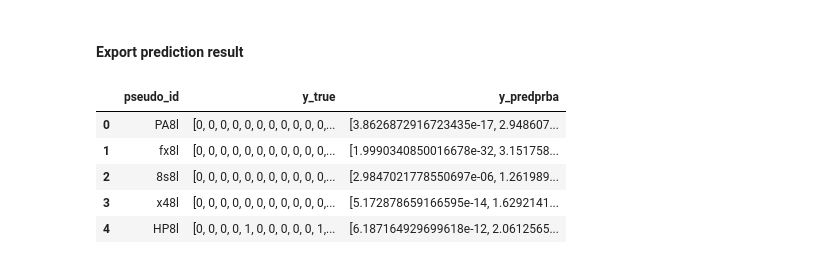
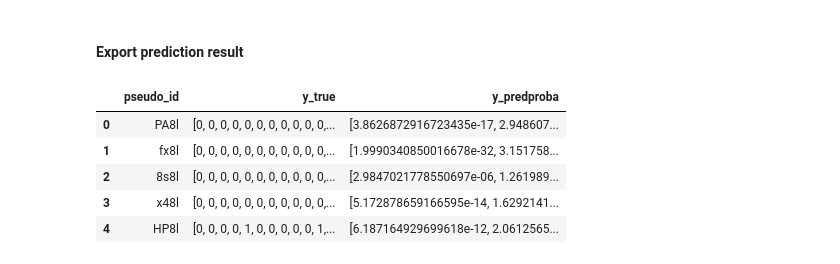
Before and after one commit to erikanfox/YouTube-8m-Classification, a Jupyter notebook: video_logistic.ipynb, the cells around one changed output. Cells and saved outputs as stored; diff of their text form; code cells hidden in the pictures.

Commit message:
test result analysis

```diff
--- a/video_logistic.ipynb
+++ b/video_logistic.ipynb
@@ -137,12 +137,12 @@ Weigthed F1 score 0.2749 when treshold = 0.7800
 # %%
 ### raw version
 pred_df_raw = pd.DataFrame({"pseudo_id": feat_pseudoid_test,
                             "y_true":tf.cast(y_test,tf.int32).numpy().tolist(),
-                            "y_predprba":y_predproba_test.tolist()})
+                            "y_predproba":y_predproba_test.tolist()})
 pred_df_raw.to_pickle('logistic_video_rgb_raw.pkl')
 pred_df_raw.head()
 # %% [output]
-|  | pseudo_id | y_true | y_predprba |
+|  | pseudo_id | y_true | y_predproba |
 | 0 | PA8l | [0, 0, 0, 0, 0, 0, 0, 0, 0, 0, 0,... | [3.8626872916723435e-17, 2.948607... |
 | 1 | fx8l | [0, 0, 0, 0, 0, 0, 0, 0, 0, 0, 0,... | [1.9990340850016678e-32, 3.151758... |
 | 2 | 8s8l | [0, 0, 0, 0, 0, 0, 0, 0, 0, 0, 0,... | [2.9847021778550697e-06, 1.261989... |
```
Also changed, not shown: parts of 2 cells of this notebook, 1 other file.
